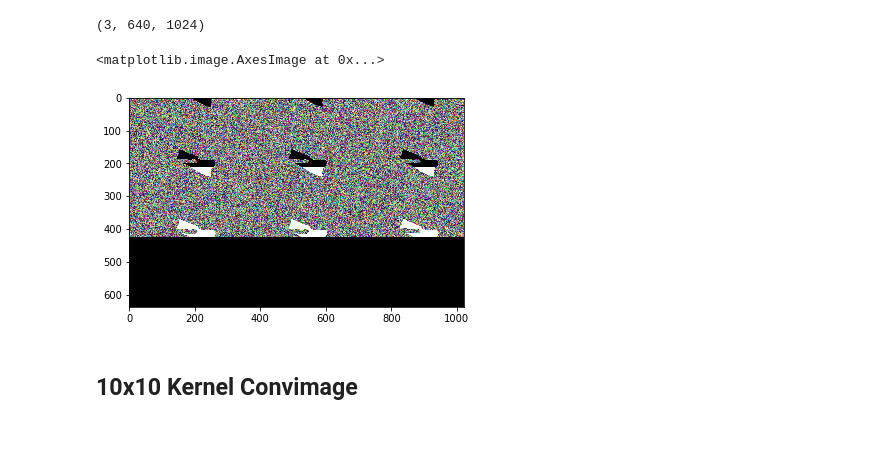
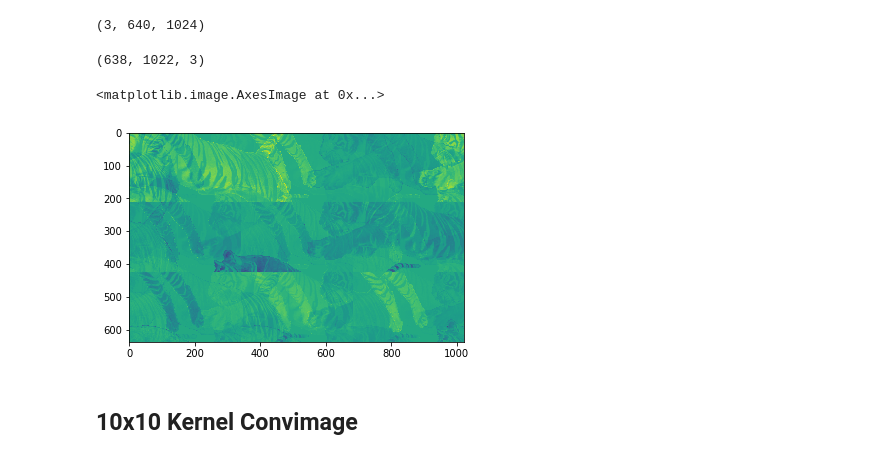
Before and after one commit to ayushee23/NeuralNetworks, a Jupyter notebook: CNN/CNN-Assignment-Basic-1.ipynb, the cells around one changed output. Cells and saved outputs as stored; diff of their text form; code cells hidden in the pictures.

```diff
--- a/CNN/CNN-Assignment-Basic-1.ipynb
+++ b/CNN/CNN-Assignment-Basic-1.ipynb
@@ -46 +36,7 @@ bias_list = [bias1, bias2]
+# %%
+#in x depth will be the first dimension then row, col
+x = np.random.randn(3, 7, 7)
+size = 3
+filter_list = np.random.randn(size, 3, 3, 3)
+bias_list = np.random.randn(size, 1)
 # %%
@@ -48,22 +45,33 @@ def get_final_array_shape(input_shape, filter_shape, stride):
     x = int((np.ceil(input_shape[1] - filter_shape[0])/stride) + 1)
     y = int((np.ceil(input_shape[2] - filter_shape[1])/stride) + 1)
     return x, y
-# %%
-def get_crop_indexes(i, stride, filter_length):
-    return (i*stride, i*stride+filter_length)
+# %%
+'''function which gives the row/column indexes for cropping'''
+def get_crop_indexes(conved_array_dim, stride, filter_length):
+    return (conved_array_dim*stride, conved_array_dim*stride+filter_length)
 # %%
+'''function which return the convolved array'''
 def get_convolved_array(x, filter_list, bias_list, stride):
-    f = 0
+    filter_count = 0
+    #shape of convolved array
     finalx, finaly = get_final_array_shape(x.shape, filter_list[0].shape, stride)
+    #craeting an empty array which will be the array after convolution
     conv_array = np.empty((len(filter_list), finalx, finaly))
+
     for filters, bias in zip(filter_list, bias_list):
-        for i in range(finalx):
-            row_start, row_end = get_crop_indexes(i, stride, filters.shape[0])
-            for j in range(finaly):
-                col_start, col_end = get_crop_indexes(j, stride, filters.shape[1])
+     #looping for each row, col in final array since that would be the number of moves possible
+        for conved_array_row in range(finalx):
+            #getting the indexes for cropping row
+            row_start, row_end = get_crop_indexes(conved_array_row, stride, filters.shape[0])
+            for conved_array_col in range(finaly):
+                #getting the indexes for cropping column
+                col_start, col_end = get_crop_indexes(conved_array_col, stride, filters.shape[1])
+                #cropping the array using the given indexes
                 z = x[:filters.shape[2], row_start:row_end, col_start:col_end]
-                conv_array[f, i, j] = np.sum(filters*z) + bias
-        f += 1
+                #applying WX + B
+                conv_array[filter_count, conved_array_row, conved_array_col] = np.sum(filters*z) + bias
+     #filter_count will be the total number of filters as that would be the first dimension(depth) of the final array
+        filter_count += 1
     return conv_array
 # %%
 conv_array = get_convolved_array(x, filter_list, bias_list, 2)
@@ -248,11 +268,15 @@ reshaped_image.shape
 convolved_img = get_convolved_array(reshaped_image, filter_list, bias_list, 1)
 # %%
 convolved_image = convolved_img.reshape(convolved_img.shape[1], convolved_img.shape[2], convolved_img.shape[0])
+# %%
+convolved_image.shape
+# %% [output]
+(638, 1022, 3)
 # %%
-plt.imshow(convolved_image)
+plt.imshow(convolved_image[:, :, 0])
 # %% [output]
 <matplotlib.image.AxesImage at 0x...>
-[figure, old version]
+[figure, new version]
 # %% [markdown]
 ## 10x10 Kernel Convimage
 # %%
```
Also changed, not shown: parts of 14 cells of this notebook.
